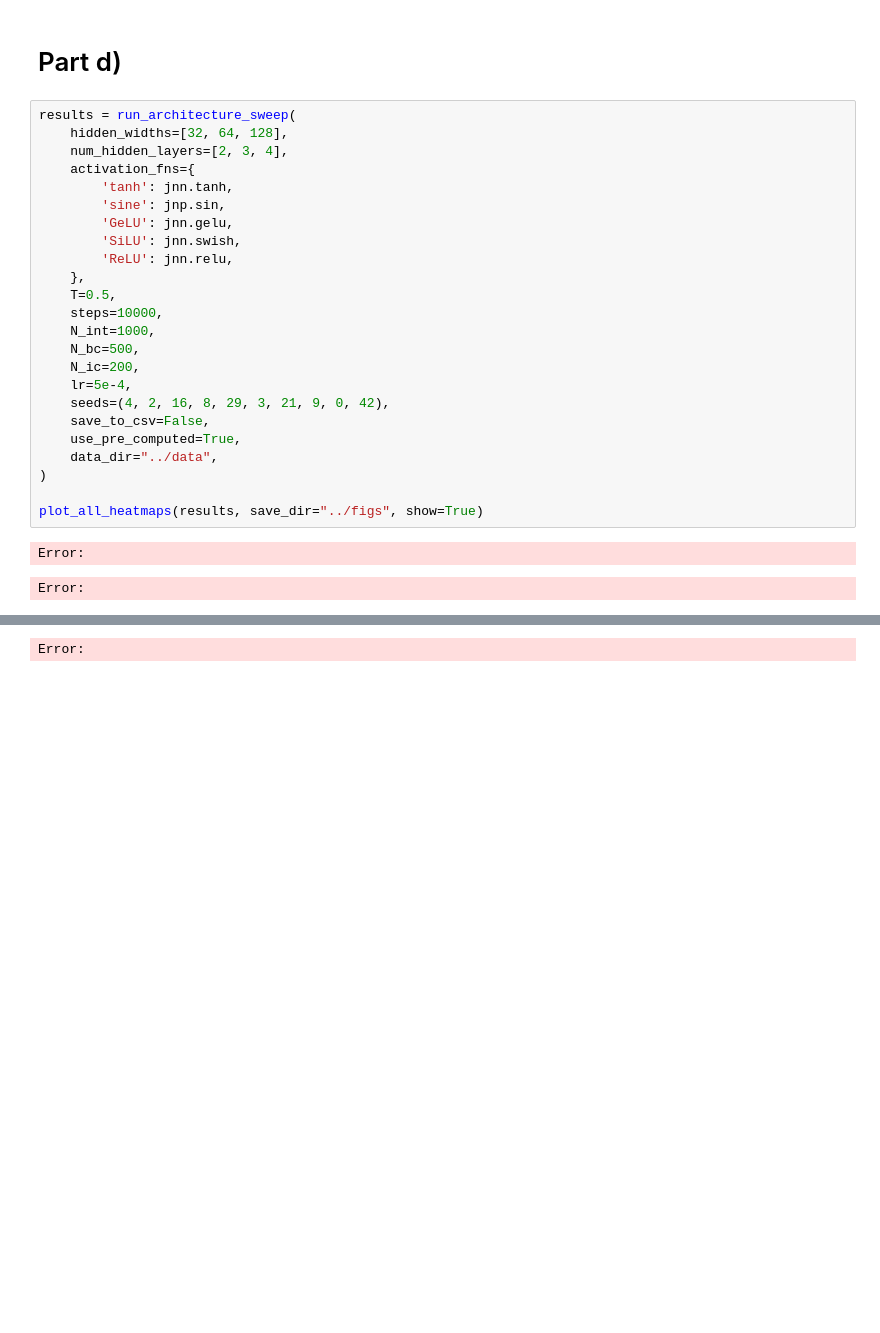
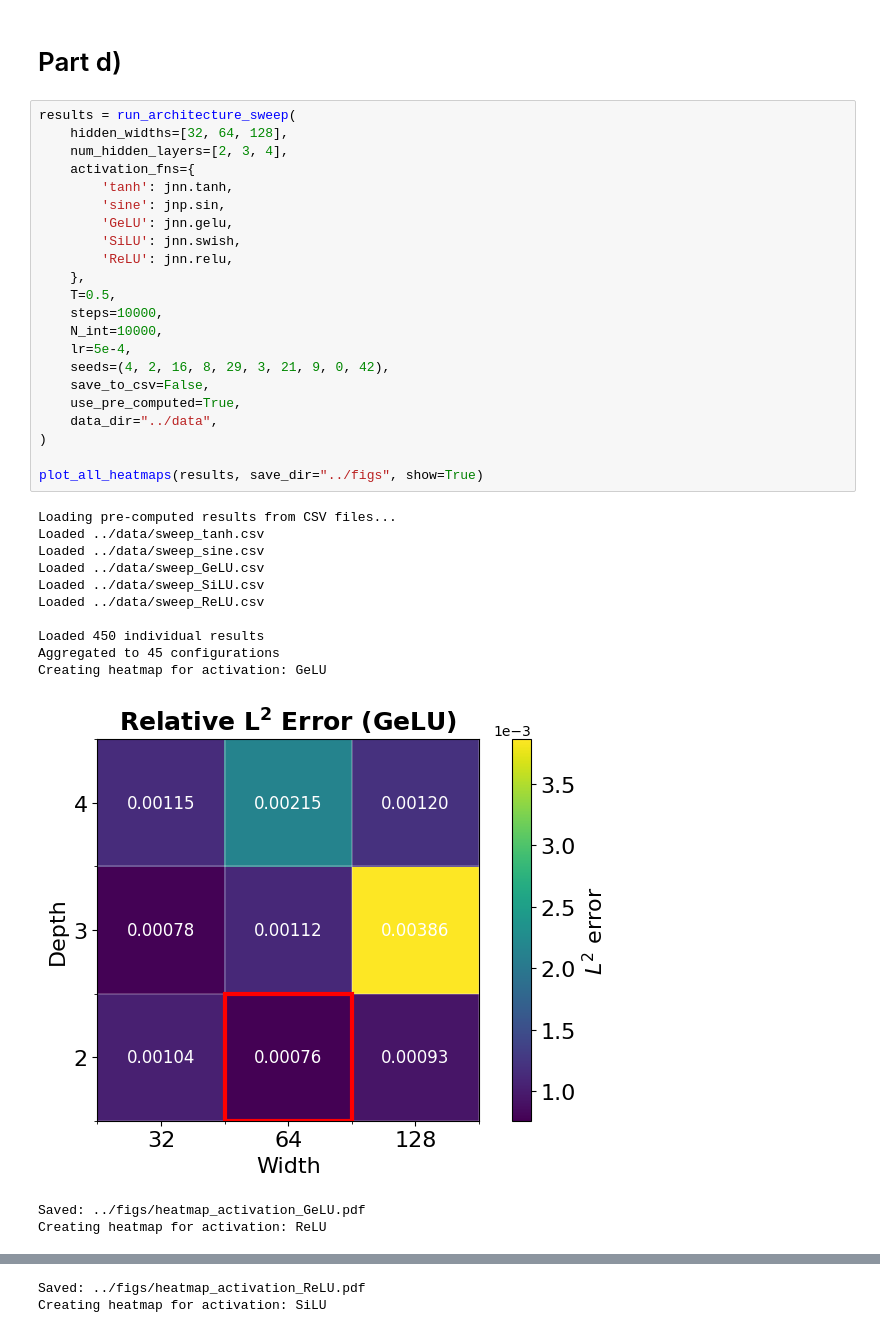
Before and after one commit to livelstorborg/FYS-STK4155, a Jupyter notebook: project3/code/notebooks/main.ipynb, the cells around one changed output, grey strips where cells are left out. Drawn from its saved outputs; the diff is of its cells as text; blank space fills up the shorter version.

```diff
--- a/project3/code/notebooks/main.ipynb
+++ b/project3/code/notebooks/main.ipynb
@@ -115,27 +120,36 @@ subplot_3d_surface(
 # %%
 results = run_architecture_sweep(
     hidden_widths=[32, 64, 128],
     num_hidden_layers=[2, 3, 4],
     activation_fns={
         'tanh': jnn.tanh,
         'sine': jnp.sin,
         'GeLU': jnn.gelu,
         'SiLU': jnn.swish,
         'ReLU': jnn.relu,
     },
     T=0.5,
     steps=10000,
-    N_int=1000,
-    N_bc=500,
-    N_ic=200,
+    N_int=10000,
     lr=5e-4,
     seeds=(4, 2, 16, 8, 29, 3, 21, 9, 0, 42),
     save_to_csv=False,
     use_pre_computed=True,
     data_dir="../data",
 )
 
 plot_all_heatmaps(results, save_dir="../figs", show=True)
 # %% [output]
-Error:
+Loading pre-computed results from CSV files...
+Loaded ../data/sweep_tanh.csv
+Loaded ../data/sweep_sine.csv
+Loaded ../data/sweep_GeLU.csv
+Loaded ../data/sweep_SiLU.csv
+Loaded ../data/sweep_ReLU.csv
+
+Loaded 450 individual results
+Aggregated to 45 configurations
+Creating heatmap for activation: GeLU
+[figure, added]
-Error:
+Saved: ../figs/heatmap_activation_GeLU.pdf
+Creating heatmap for activation: ReLU
@@ -142 +157,2 @@ Error:
-Error:
+Saved: ../figs/heatmap_activation_ReLU.pdf
+Creating heatmap for activation: SiLU
```
Also changed, not shown: parts of 6 cells of this notebook, 34 other files.
